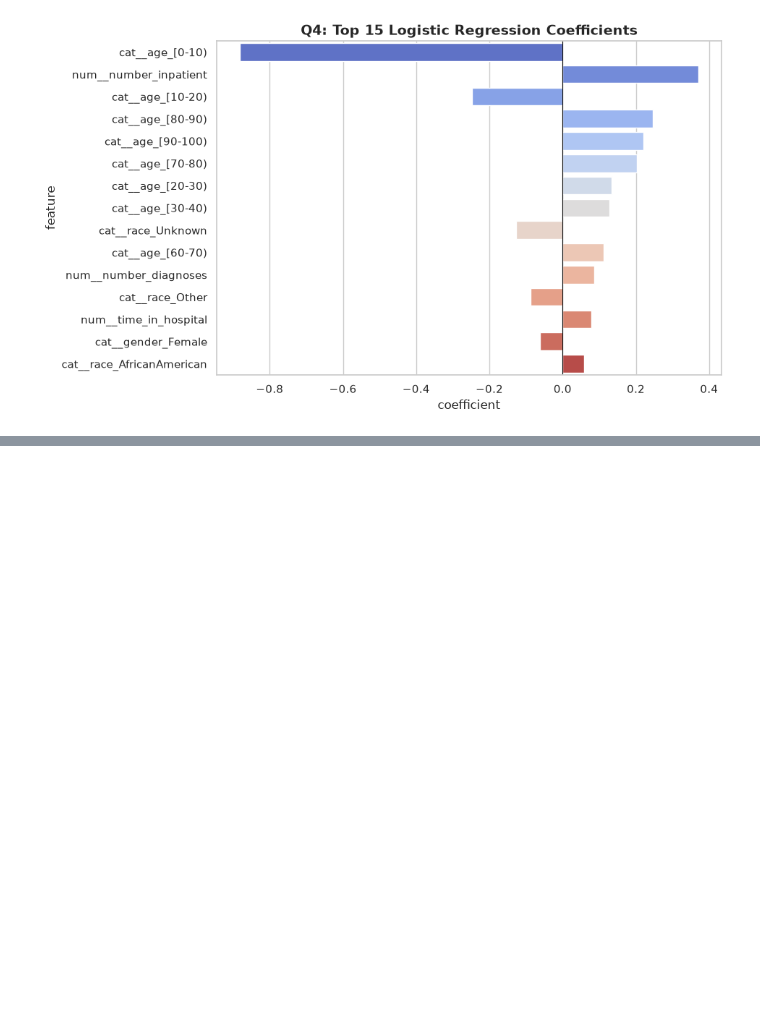
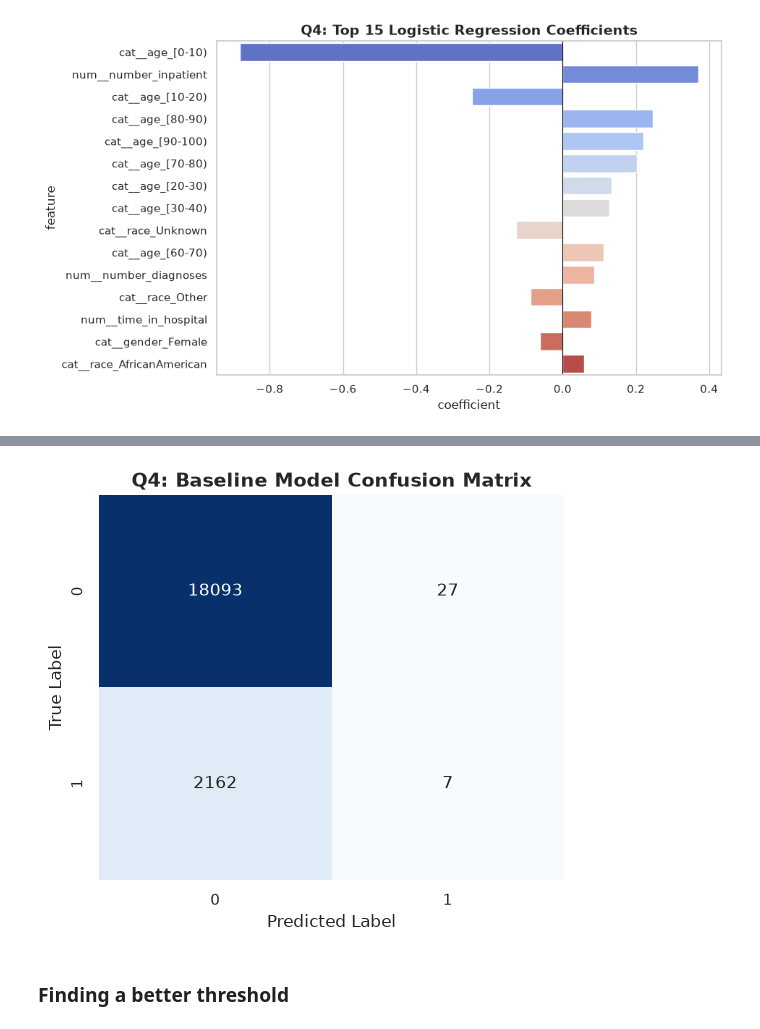
Before and after one commit to StudyBuildTeam2/studybuild-health-data-science, a Jupyter notebook: Project02/Team2/notebooks/analysis.ipynb, the cells around one changed output, grey strips where cells are left out. Saved outputs shown, nothing was run; the diff lists cells and outputs as text; code cells hidden in the pictures; blank space fills up the shorter version.

```diff
--- a/Project02/Team2/notebooks/analysis.ipynb
+++ b/Project02/Team2/notebooks/analysis.ipynb
@@ -341,0 +346,11 @@ Passing `palette` without assigning `hue` is deprecated and will be removed in v
+# %%
+mlp_pipeline = Pipeline(steps=[
+    ('preprocessor', preprocessor),
+    ('classifier', MLPReadmissionClassifier())
+])
+
+mlp_pipeline.fit(X_train, y_train)
+y_pred = mlp_pipeline.predict(X_test)
+
+print("\n--- Q4: MLP Pipeline Classification Report ---")
+print(classification_report(y_test, y_pred))
@@ -341,0 +367,6 @@ Passing `palette` without assigning `hue` is deprecated and will be removed in v
+# %%
+draw_confuison_matrix(y_test, y_pred)
+# %% [output]
+[figure, added]
+# %% [markdown]
+### Finding a better threshold
```
Also changed, not shown: parts of 7 cells of this notebook, 5 other files.
